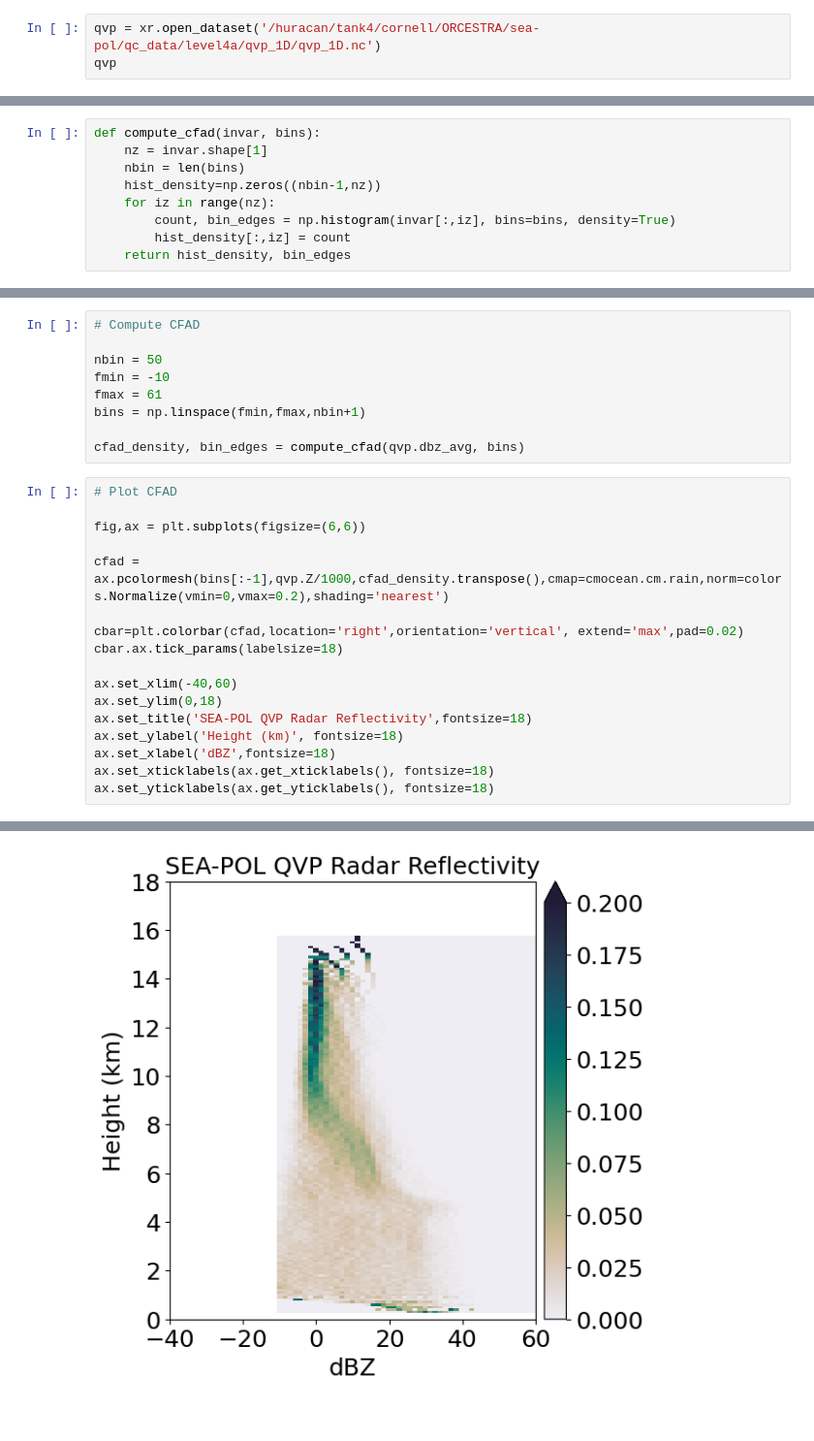
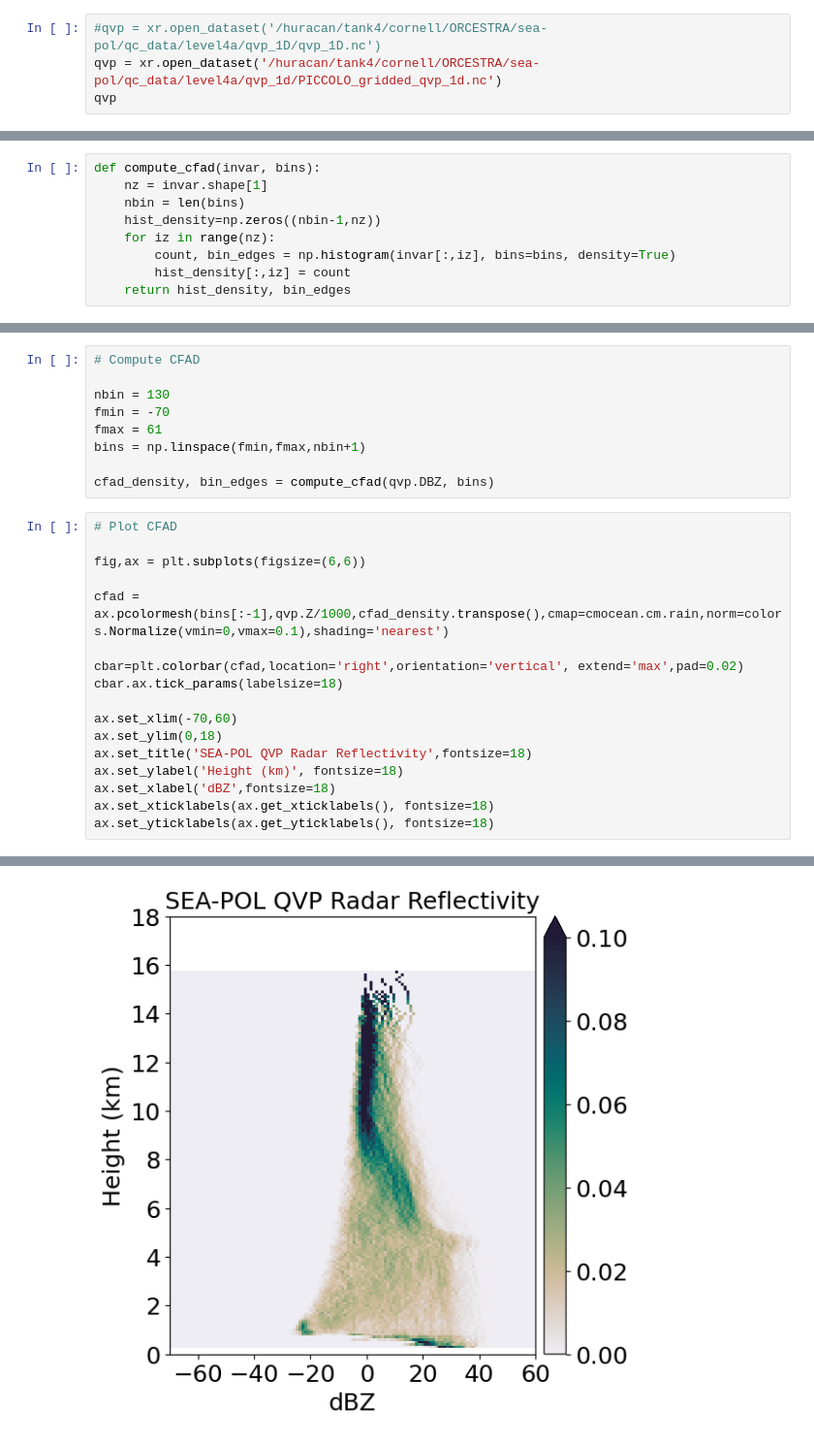
Before and after one commit to allison-wing/PICCOLO, a Jupyter notebook: process_SEAPOL_QVP.ipynb, the cells around one changed output, grey strips where cells are left out. Shown at 97% size. Drawn from its saved outputs; the diff is of its cells as text.

```diff
--- a/process_SEAPOL_QVP.ipynb
+++ b/process_SEAPOL_QVP.ipynb
@@ -170,6 +137,7 @@ qvp.to_netcdf('/huracan/tank4/cornell/ORCESTRA/sea-pol/qc_data/level4a/qvp_1D/qv
 # %% [markdown]
 # Open concatenated 1D data and make plots
 # %%
-qvp = xr.open_dataset('/huracan/tank4/cornell/ORCESTRA/sea-pol/qc_data/level4a/qvp_1D/qvp_1D.nc')
+#qvp = xr.open_dataset('/huracan/tank4/cornell/ORCESTRA/sea-pol/qc_data/level4a/qvp_1D/qvp_1D.nc')
+qvp = xr.open_dataset('/huracan/tank4/cornell/ORCESTRA/sea-pol/qc_data/level4a/qvp_1d/PICCOLO_gridded_qvp_1d.nc')
 qvp
 # %% [output]
@@ -259,38 +280,38 @@ def compute_cfad(invar, bins):
 # %%
 # Compute CFAD
 
-nbin = 50
-fmin = -10
+nbin = 130
+fmin = -70
 fmax = 61
 bins = np.linspace(fmin,fmax,nbin+1)
 
-cfad_density, bin_edges = compute_cfad(qvp.dbz_avg, bins)
+cfad_density, bin_edges = compute_cfad(qvp.DBZ, bins)
 # %%
 # Plot CFAD
 
 fig,ax = plt.subplots(figsize=(6,6))
 
-cfad = ax.pcolormesh(bins[:-1],qvp.Z/1000,cfad_density.transpose(),cmap=cmocean.cm.rain,norm=colors.Normalize(vmin=0,vmax=0.2),shading='nearest')
+cfad = ax.pcolormesh(bins[:-1],qvp.Z/1000,cfad_density.transpose(),cmap=cmocean.cm.rain,norm=colors.Normalize(vmin=0,vmax=0.1),shading='nearest')
 
 cbar=plt.colorbar(cfad,location='right',orientation='vertical', extend='max',pad=0.02)
 cbar.ax.tick_params(labelsize=18)
 
-ax.set_xlim(-40,60)
+ax.set_xlim(-70,60)
 ax.set_ylim(0,18)
 ax.set_title('SEA-POL QVP Radar Reflectivity',fontsize=18)
 ax.set_ylabel('Height (km)', fontsize=18)
 ax.set_xlabel('dBZ',fontsize=18)
 ax.set_xticklabels(ax.get_xticklabels(), fontsize=18)
 ax.set_yticklabels(ax.get_yticklabels(), fontsize=18)
 # %% [output]
 [Text(0, 0.0, '0'),
  Text(0, 2.0, '2'),
  Text(0, 4.0, '4'),
  Text(0, 6.0, '6'),
  Text(0, 8.0, '8'),
  Text(0, 10.0, '10'),
  Text(0, 12.0, '12'),
  Text(0, 14.0, '14'),
  Text(0, 16.0, '16'),
  Text(0, 18.0, '18')]
-[figure, old version]
+[figure, new version]
```
Also changed, not shown: parts of 11 cells of this notebook.
